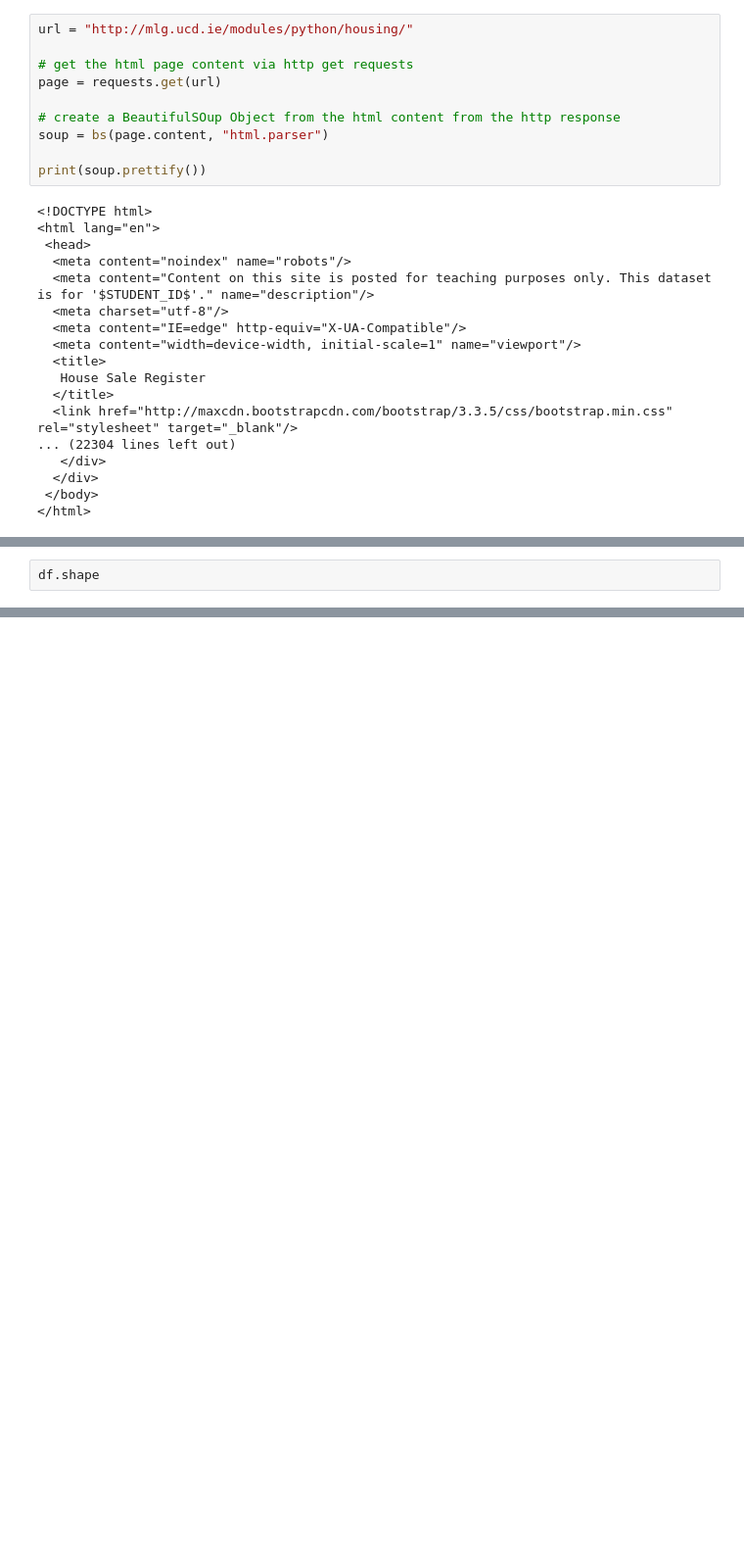
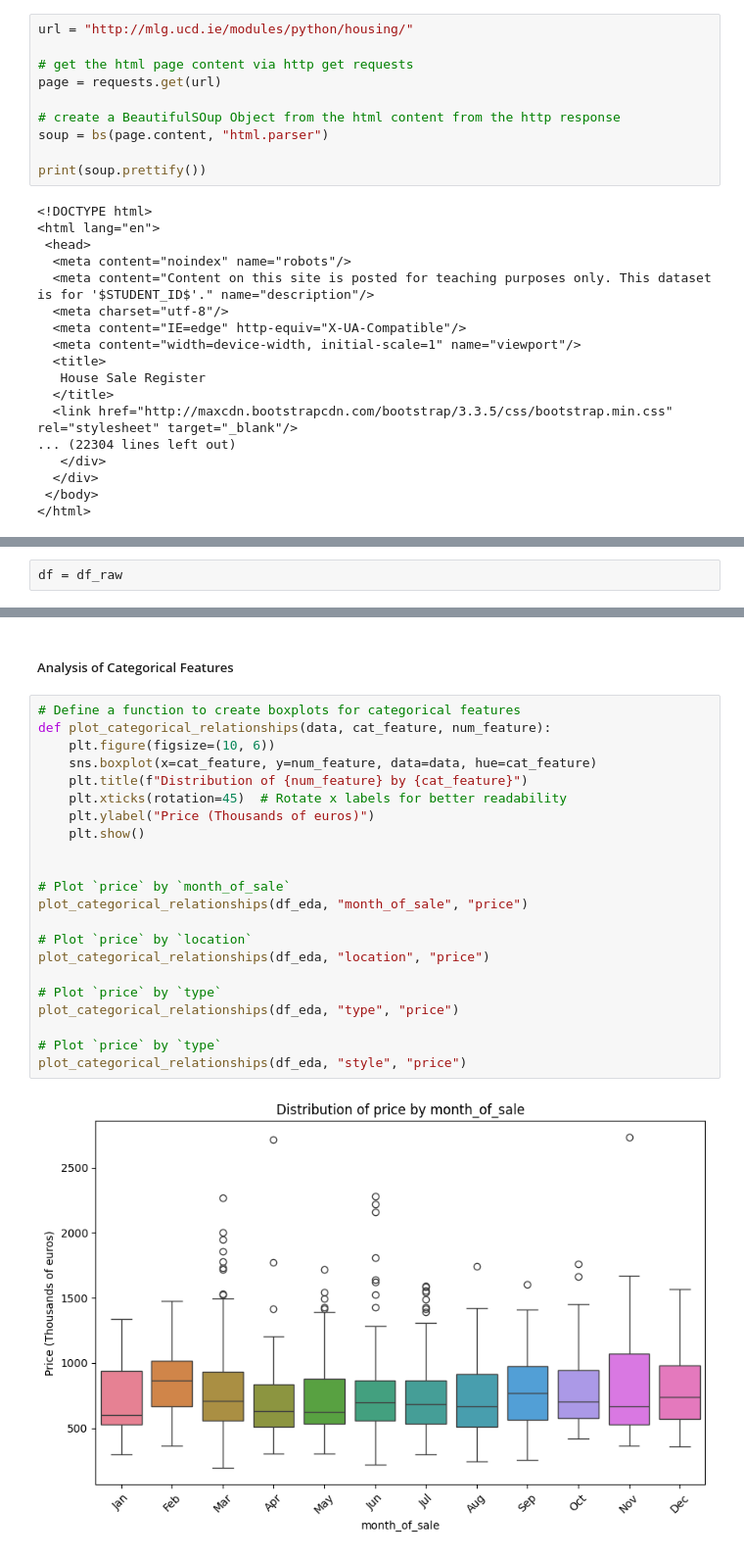
Before and after one commit to ajulthomas/edav-projects, a Jupyter notebook: hist-house-sale-data-analysis/hist-house-sale-data-analysis.ipynb, the cells around one changed output, grey strips where cells are left out. Shown at 98% size. Cells and saved outputs as stored; diff of their text form; blank space fills up the shorter version.

```diff
--- a/hist-house-sale-data-analysis/hist-house-sale-data-analysis.ipynb
+++ b/hist-house-sale-data-analysis/hist-house-sale-data-analysis.ipynb
@@ -125,2 +137,2 @@ df
 # %%
-df.shape
+df = df_raw
@@ -152,0 +446,26 @@ df.describe()
+# %% [markdown]
+##### Analysis of Categorical Features
+# %%
+# Define a function to create boxplots for categorical features
+def plot_categorical_relationships(data, cat_feature, num_feature):
+    plt.figure(figsize=(10, 6))
+    sns.boxplot(x=cat_feature, y=num_feature, data=data, hue=cat_feature)
+    plt.title(f"Distribution of {num_feature} by {cat_feature}")
+    plt.xticks(rotation=45)  # Rotate x labels for better readability
+    plt.ylabel("Price (Thousands of euros)")
+    plt.show()
+
+
+# Plot `price` by `month_of_sale`
+plot_categorical_relationships(df_eda, "month_of_sale", "price")
+
+# Plot `price` by `location`
+plot_categorical_relationships(df_eda, "location", "price")
+
+# Plot `price` by `type`
+plot_categorical_relationships(df_eda, "type", "price")
+
+# Plot `price` by `type`
+plot_categorical_relationships(df_eda, "style", "price")
+# %% [output]
+[figure, added]
```
Also changed, not shown: parts of 60 cells of this notebook, 2 other files.
